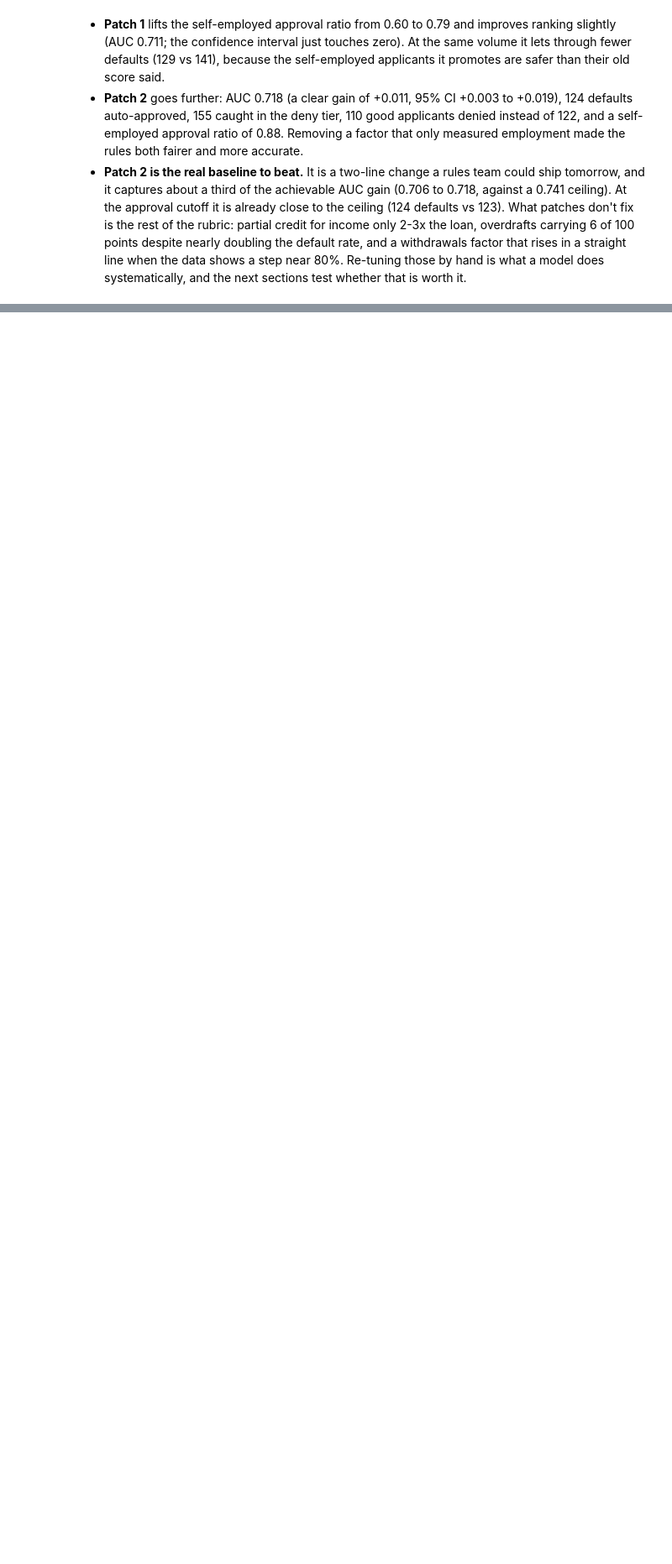
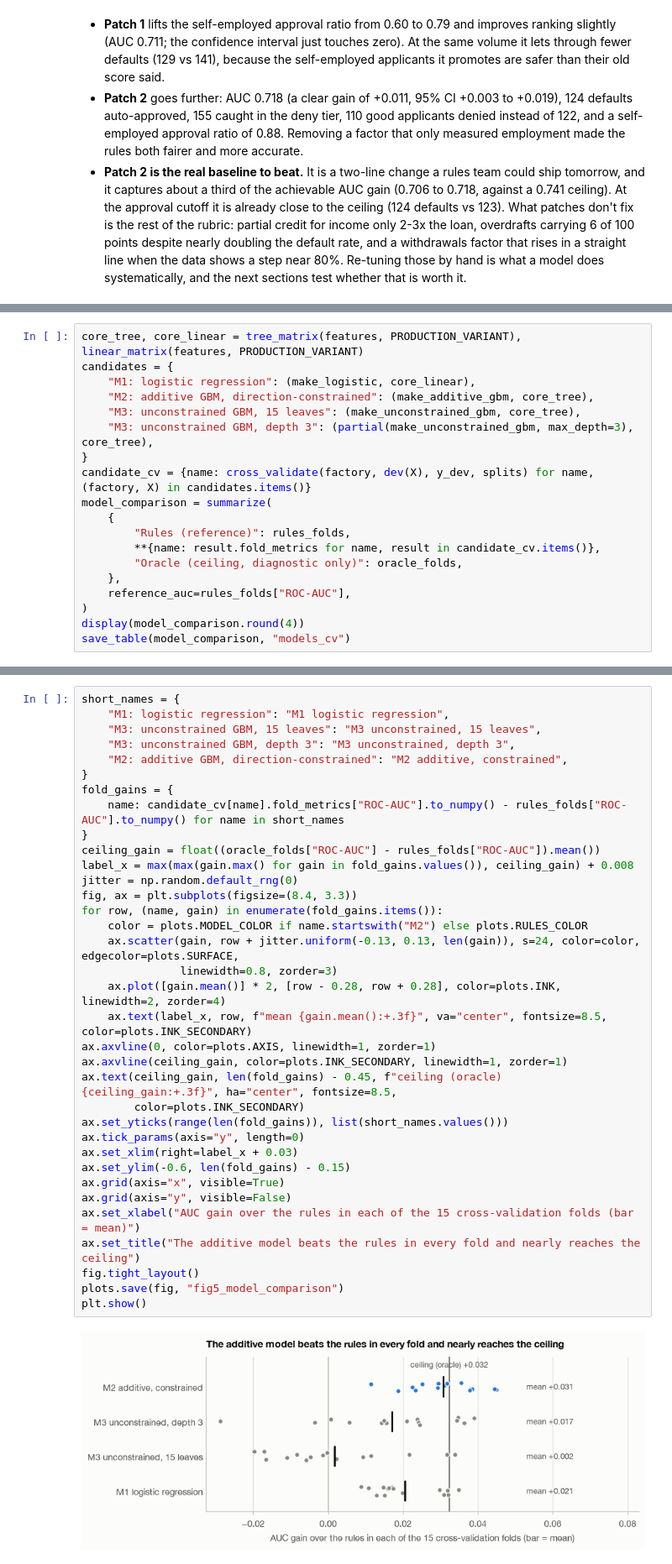
Before and after one commit to smparc/loan-default-model-matthew-park, a Jupyter notebook: analysis.ipynb, the cells around one changed output, grey strips where cells are left out. Shown at 84% size. Saved outputs shown, nothing was run; the diff lists cells and outputs as text; blank space fills up the shorter version.

Commit message:
Add model comparison and selection

```diff
--- a/analysis.ipynb
+++ b/analysis.ipynb
@@ -730,0 +808,19 @@ save_table(rule_patches, "baseline_patches")
+# %%
+core_tree, core_linear = tree_matrix(features, PRODUCTION_VARIANT), linear_matrix(features, PRODUCTION_VARIANT)
+candidates = {
+    "M1: logistic regression": (make_logistic, core_linear),
+    "M2: additive GBM, direction-constrained": (make_additive_gbm, core_tree),
+    "M3: unconstrained GBM, 15 leaves": (make_unconstrained_gbm, core_tree),
+    "M3: unconstrained GBM, depth 3": (partial(make_unconstrained_gbm, max_depth=3), core_tree),
+}
+candidate_cv = {name: cross_validate(factory, dev(X), y_dev, splits) for name, (factory, X) in candidates.items()}
+model_comparison = summarize(
+    {
+        "Rules (reference)": rules_folds,
+        **{name: result.fold_metrics for name, result in candidate_cv.items()},
+        "Oracle (ceiling, diagnostic only)": oracle_folds,
+    },
+    reference_auc=rules_folds["ROC-AUC"],
+)
+display(model_comparison.round(4))
+save_table(model_comparison, "models_cv")
@@ -730,0 +835,37 @@ save_table(rule_patches, "baseline_patches")
+# %%
+short_names = {
+    "M1: logistic regression": "M1 logistic regression",
+    "M3: unconstrained GBM, 15 leaves": "M3 unconstrained, 15 leaves",
+    "M3: unconstrained GBM, depth 3": "M3 unconstrained, depth 3",
+    "M2: additive GBM, direction-constrained": "M2 additive, constrained",
+}
+fold_gains = {
+    name: candidate_cv[name].fold_metrics["ROC-AUC"].to_numpy() - rules_folds["ROC-AUC"].to_numpy() for name in short_names
+}
+ceiling_gain = float((oracle_folds["ROC-AUC"] - rules_folds["ROC-AUC"]).mean())
+label_x = max(max(gain.max() for gain in fold_gains.values()), ceiling_gain) + 0.008
+jitter = np.random.default_rng(0)
+fig, ax = plt.subplots(figsize=(8.4, 3.3))
+for row, (name, gain) in enumerate(fold_gains.items()):
+    color = plots.MODEL_COLOR if name.startswith("M2") else plots.RULES_COLOR
+    ax.scatter(gain, row + jitter.uniform(-0.13, 0.13, len(gain)), s=24, color=color, edgecolor=plots.SURFACE,
+               linewidth=0.8, zorder=3)
+    ax.plot([gain.mean()] * 2, [row - 0.28, row + 0.28], color=plots.INK, linewidth=2, zorder=4)
+    ax.text(label_x, row, f"mean {gain.mean():+.3f}", va="center", fontsize=8.5, color=plots.INK_SECONDARY)
+ax.axvline(0, color=plots.AXIS, linewidth=1, zorder=1)
+ax.axvline(ceiling_gain, color=plots.INK_SECONDARY, linewidth=1, zorder=1)
+ax.text(ceiling_gain, len(fold_gains) - 0.45, f"ceiling (oracle) {ceiling_gain:+.3f}", ha="center", fontsize=8.5,
+        color=plots.INK_SECONDARY)
+ax.set_yticks(range(len(fold_gains)), list(short_names.values()))
+ax.tick_params(axis="y", length=0)
+ax.set_xlim(right=label_x + 0.03)
+ax.set_ylim(-0.6, len(fold_gains) - 0.15)
+ax.grid(axis="x", visible=True)
+ax.grid(axis="y", visible=False)
+ax.set_xlabel("AUC gain over the rules in each of the 15 cross-validation folds (bar = mean)")
+ax.set_title("The additive model beats the rules in every fold and nearly reaches the ceiling")
+fig.tight_layout()
+plots.save(fig, "fig5_model_comparison")
+plt.show()
+# %% [output]
+[figure, added]
```
Also changed, not shown: parts of 20 cells of this notebook, 11 other files.
